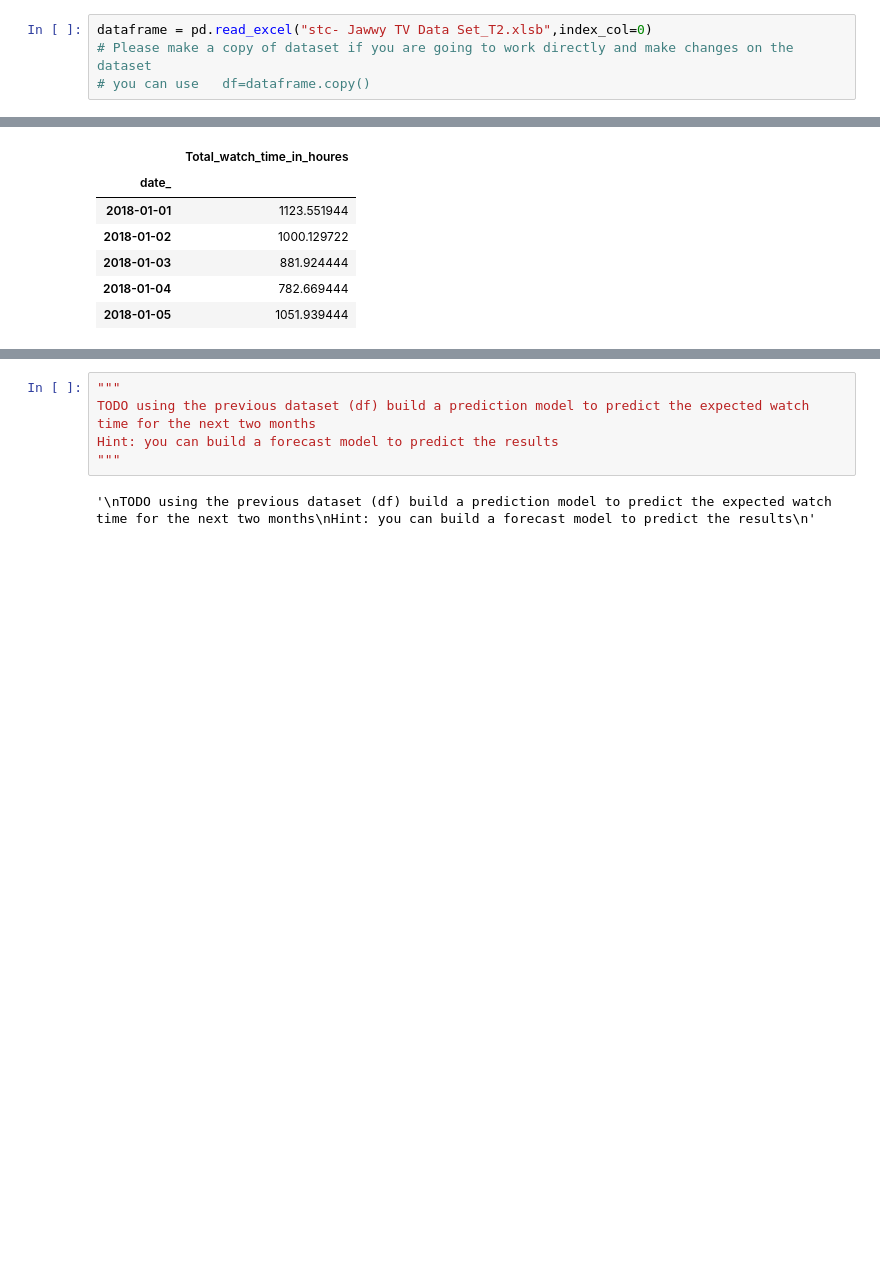
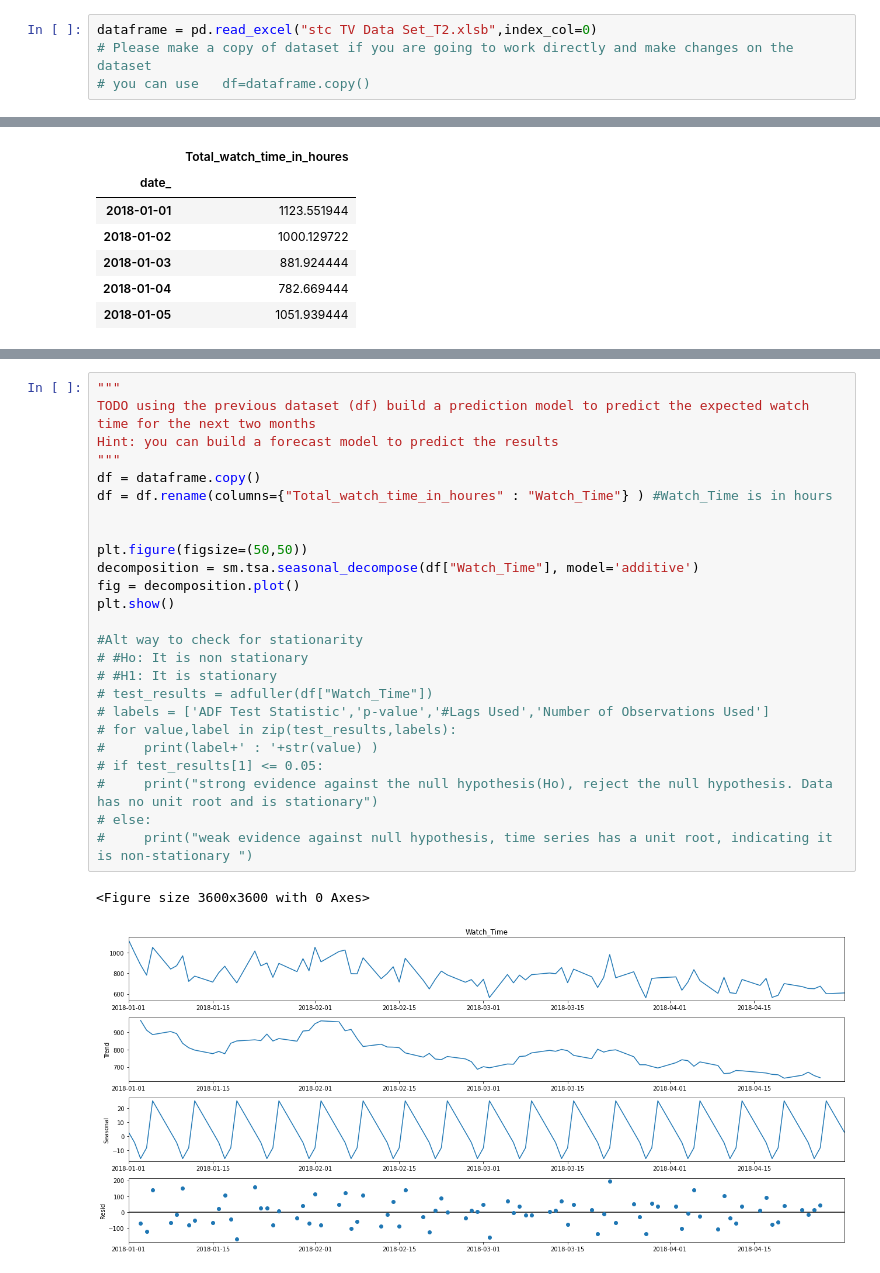
Before and after one commit to ZiyadG7/JAWWY_Data_Analysis, a Jupyter notebook: stc TV_T2.ipynb, the cells around one changed output, grey strips where cells are left out. Cells and saved outputs as stored; diff of their text form; blank space fills up the shorter version.

Commit message:
Checked stationarity

```diff
--- a/stc TV_T2.ipynb
+++ b/stc TV_T2.ipynb
@@ -23,7 +31,7 @@ The dataset includes total watching hours for customers per day.
 
 You are required to work on predecting the forecast for the watching hours.
 # %%
-dataframe = pd.read_excel("stc- Jawwy TV Data Set_T2.xlsb",index_col=0)
+dataframe = pd.read_excel("stc TV Data Set_T2.xlsb",index_col=0)
 # Please make a copy of dataset if you are going to work directly and make changes on the dataset
 # you can use   df=dataframe.copy()
 # %%
@@ -103,7 +110,28 @@ fig.show()
 # %%
 """
 TODO using the previous dataset (df) build a prediction model to predict the expected watch time for the next two months
 Hint: you can build a forecast model to predict the results
 """
+df = dataframe.copy()
+df = df.rename(columns={"Total_watch_time_in_houres" : "Watch_Time"} ) #Watch_Time is in hours
+
+
+plt.figure(figsize=(50,50))
+decomposition = sm.tsa.seasonal_decompose(df["Watch_Time"], model='additive')
+fig = decomposition.plot()
+plt.show()
+
+#Alt way to check for stationarity
+# #Ho: It is non stationary
+# #H1: It is stationary
+# test_results = adfuller(df["Watch_Time"])
+# labels = ['ADF Test Statistic','p-value','#Lags Used','Number of Observations Used']
+# for value,label in zip(test_results,labels):
+#     print(label+' : '+str(value) )
+# if test_results[1] <= 0.05:
+#     print("strong evidence against the null hypothesis(Ho), reject the null hypothesis. Data has no unit root and is stationary")
+# else:
+#     print("weak evidence against null hypothesis, time series has a unit root, indicating it is non-stationary ")
 # %% [output]
-'\nTODO using the previous dataset (df) build a prediction model to predict the expected watch time for the next two months\nHint: you can build a forecast model to predict the results\n'
+<Figure size 3600x3600 with 0 Axes>
+[figure, added]
```
Also changed, not shown: parts of 3 cells of this notebook, 1 other file.
